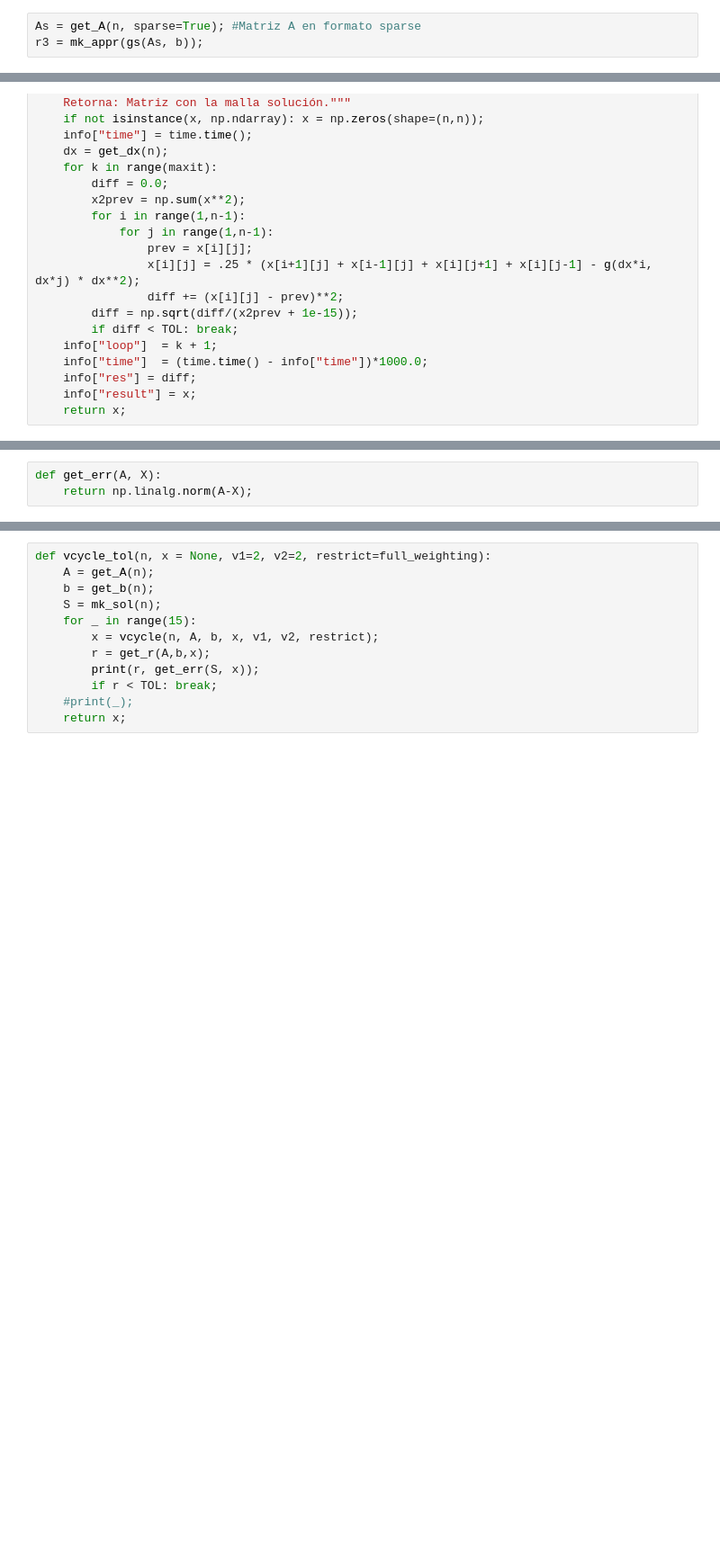
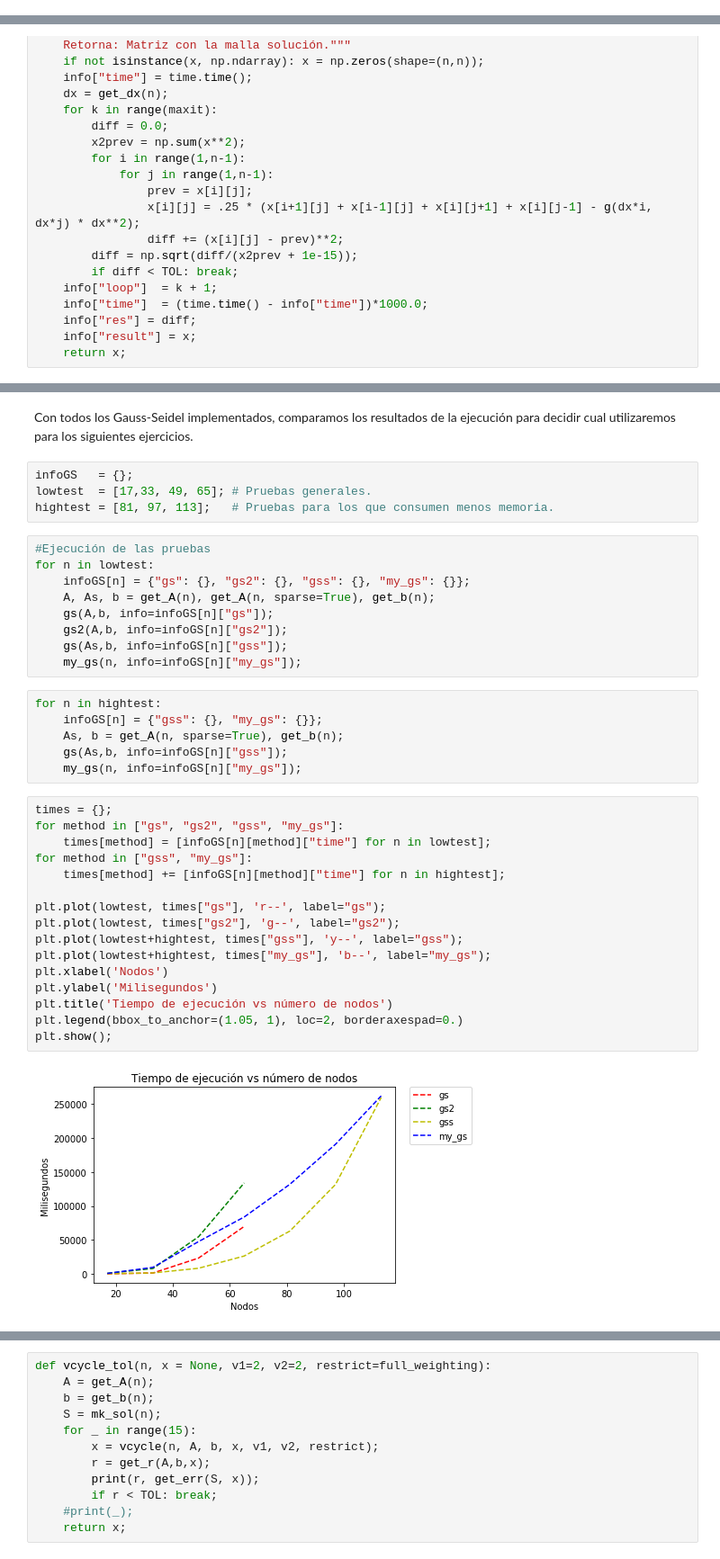
Before and after one commit to hvarg/IPM407, a Jupyter notebook: Proyecto 01.ipynb, the cells around one changed output, grey strips where cells are left out. Shown: that part at 90% size. Saved outputs shown, nothing was run; the diff lists cells and outputs as text; blank space fills up the shorter version.

```diff
--- a/Proyecto 01.ipynb
+++ b/Proyecto 01.ipynb
@@ -305,3 +274,0 @@ La primera aproximación para enfrentar este problema sería por medio de la uti
-# %%
-As = get_A(n, sparse=True); #Matriz A en formato sparse
-r3 = mk_appr(gs(As, b));
@@ -520,3 +323,39 @@ def get_r(A, b, x):
-# %%
-def get_err(A, X):
-    return np.linalg.norm(A-X);
+# %% [markdown]
+Con todos los Gauss-Seidel implementados, comparamos los resultados de la ejecución para decidir cual utilizaremos para los siguientes ejercicios.
+# %%
+infoGS   = {};
+lowtest  = [17,33, 49, 65]; # Pruebas generales.
+hightest = [81, 97, 113];   # Pruebas para los que consumen menos memoria.
+# %%
+#Ejecución de las pruebas
+for n in lowtest:
+    infoGS[n] = {"gs": {}, "gs2": {}, "gss": {}, "my_gs": {}};
+    A, As, b = get_A(n), get_A(n, sparse=True), get_b(n);
+    gs(A,b, info=infoGS[n]["gs"]);
+    gs2(A,b, info=infoGS[n]["gs2"]);
+    gs(As,b, info=infoGS[n]["gss"]);
+    my_gs(n, info=infoGS[n]["my_gs"]);
+# %%
+for n in hightest:
+    infoGS[n] = {"gss": {}, "my_gs": {}};
+    As, b = get_A(n, sparse=True), get_b(n);
+    gs(As,b, info=infoGS[n]["gss"]);
+    my_gs(n, info=infoGS[n]["my_gs"]);
+# %%
+times = {};
+for method in ["gs", "gs2", "gss", "my_gs"]:
+    times[method] = [infoGS[n][method]["time"] for n in lowtest];
+for method in ["gss", "my_gs"]:
+    times[method] += [infoGS[n][method]["time"] for n in hightest];
+
+plt.plot(lowtest, times["gs"], 'r--', label="gs");
+plt.plot(lowtest, times["gs2"], 'g--', label="gs2");
+plt.plot(lowtest+hightest, times["gss"], 'y--', label="gss");
+plt.plot(lowtest+hightest, times["my_gs"], 'b--', label="my_gs");
+plt.xlabel('Nodos')
+plt.ylabel('Milisegundos')
+plt.title('Tiempo de ejecución vs número de nodos')
+plt.legend(bbox_to_anchor=(1.05, 1), loc=2, borderaxespad=0.)
+plt.show();
+# %% [output]
+[figure, added]
```
Also changed, not shown: parts of 59 cells of this notebook.
